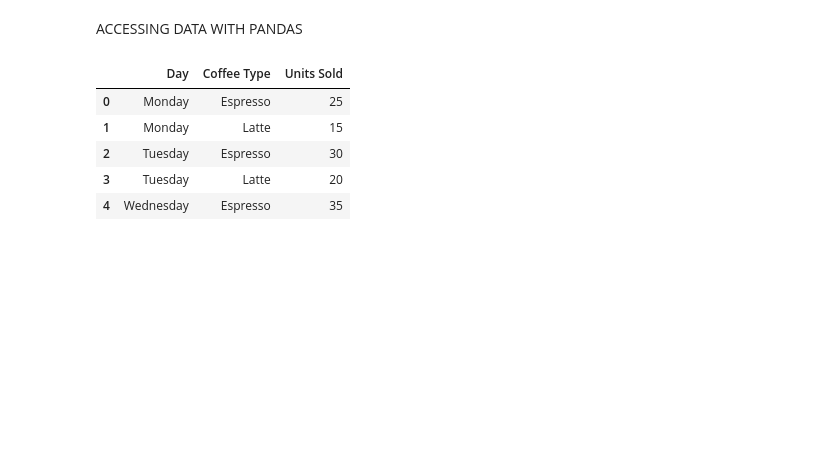
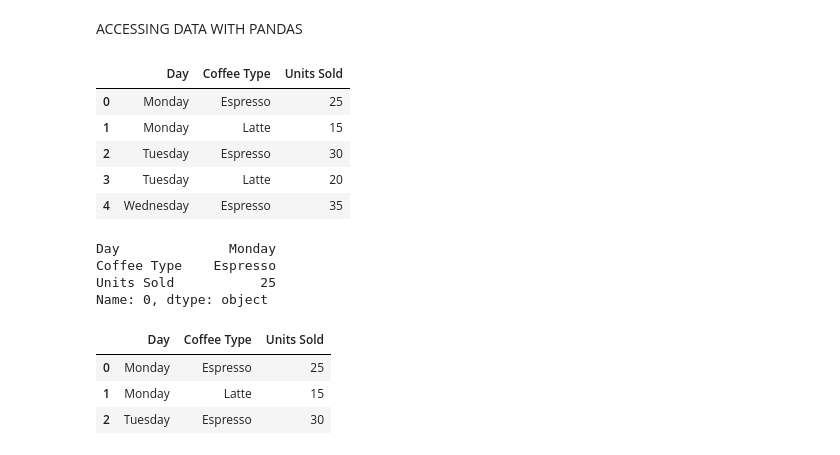
Before and after one commit to EmmanuelKevinS/python_practice, a Jupyter notebook: complete-pandas-tutorial-master/pandas_practice.ipynb, the cells around one changed output. Cells and saved outputs as stored; diff of their text form; code cells hidden in the pictures; blank space fills up the shorter version.

```diff
--- a/complete-pandas-tutorial-master/pandas_practice.ipynb
+++ b/complete-pandas-tutorial-master/pandas_practice.ipynb
@@ -120,3 +120,19 @@ coffee.head()
 | 2 | Tuesday | Espresso | 30 |
 | 3 | Tuesday | Latte | 20 |
 | 4 | Wednesday | Espresso | 35 |
+# %%
+#Finding specfic values (loc & iloc)
+#loc - rows, columns -> specfic with upper index
+coffee.loc[0]
+# %% [output]
+Day              Monday
+Coffee Type    Espresso
+Units Sold           25
+Name: 0, dtype: object
+# %%
+coffee.loc[[0,1,2]]
+# %% [output]
+|  | Day | Coffee Type | Units Sold |
+| 0 | Monday | Espresso | 25 |
+| 1 | Monday | Latte | 15 |
+| 2 | Tuesday | Espresso | 30 |
```
Also changed, not shown: parts of 7 cells of this notebook.
